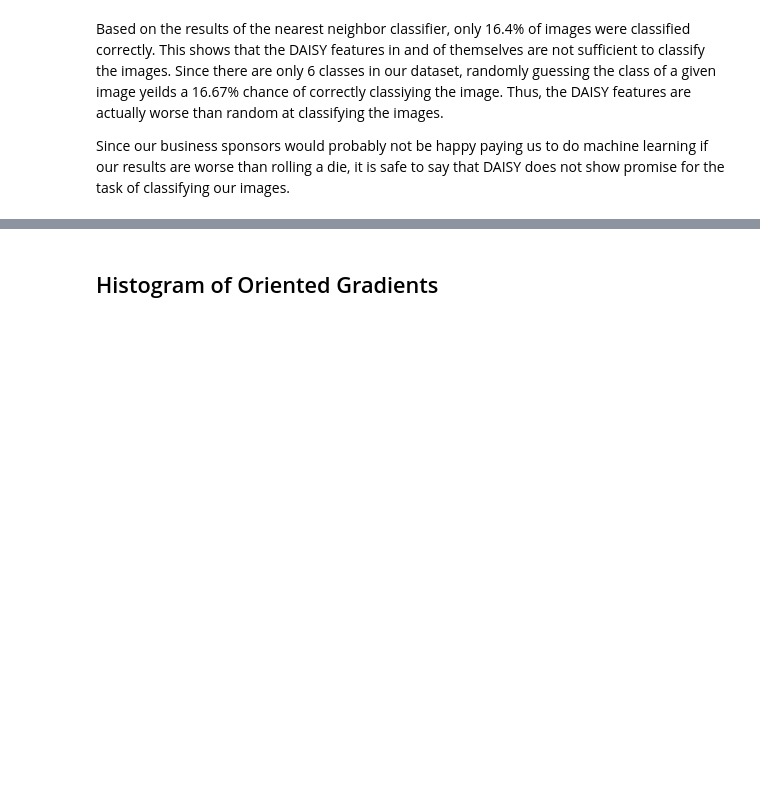
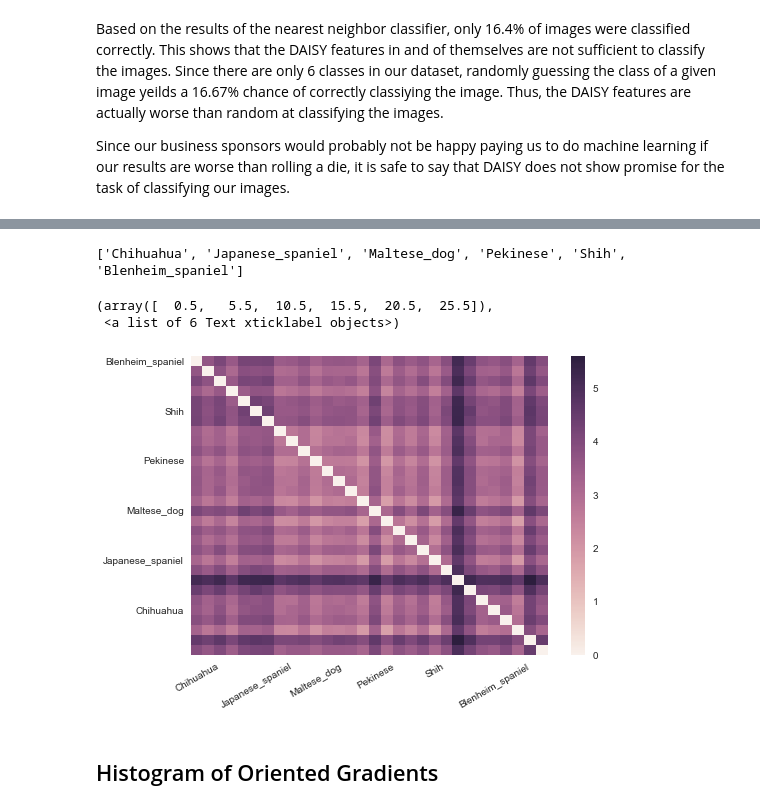
Before and after one commit to popov95s/CSE5324-Labs, a Jupyter notebook: lab-two/Feature extraction.ipynb, the cells around one changed output, grey strips where cells are left out. Saved outputs shown, nothing was run; the diff lists cells and outputs as text; code cells hidden in the pictures; blank space fills up the shorter version.

```diff
--- a/lab-two/Feature extraction.ipynb
+++ b/lab-two/Feature extraction.ipynb
@@ -168,3 +181,29 @@ Since our business sponsors would probably not be happy paying us to do machine
+# %%
+#label_indexes contains all the indexes where the breed changes.
+#labels contains all breeds currently present in the subset.
+label_indexes = [i for i in range(1,len(img_annotations)) if img_annotations[i]!=img_annotations[i-1] ]
+labels = [img_annotations[x-1] for x in label_indexes]
+labels.append(img_annotations[label_indexes[len(label_indexes)-1]])
+print(labels)
+# %% [output]
+['Chihuahua', 'Japanese_spaniel', 'Maltese_dog', 'Pekinese', 'Shih', 'Blenheim_spaniel']
+# %%
+#splits daisy features by breed, then takes 5 from each
+import itertools
+daisy_features_split = np.array_split(daisy_features, label_indexes)
+repr_features = ([x[0:5] for x in list(daisy_features_split)])
+repr_features = list(itertools.chain.from_iterable(repr_features))
+class_differences = pairwise_distances(repr_features)
+sns.set()
+pl = sns.heatmap(class_differences,xticklabels=5, yticklabels=5)
+pl.set_xticklabels(labels)
+pl.set_yticklabels(labels)
+plt.yticks(rotation =0)
+plt.xticks(rotation =30)
+# %% [output]
+(array([  0.5,   5.5,  10.5,  15.5,  20.5,  25.5]),
+ <a list of 6 Text xticklabel objects>)
+[figure, added]
 # %% [markdown]
 ## Histogram of Oriented Gradients
 # %% [markdown]
```
Also changed, not shown: parts of 8 cells of this notebook.
